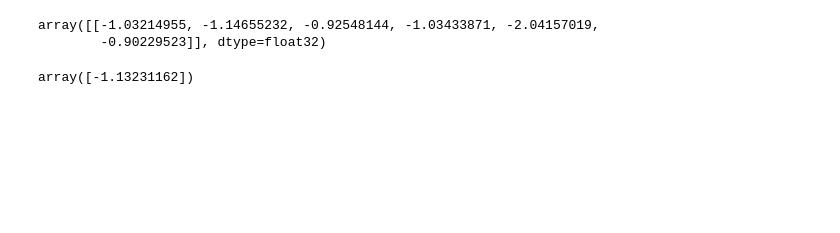
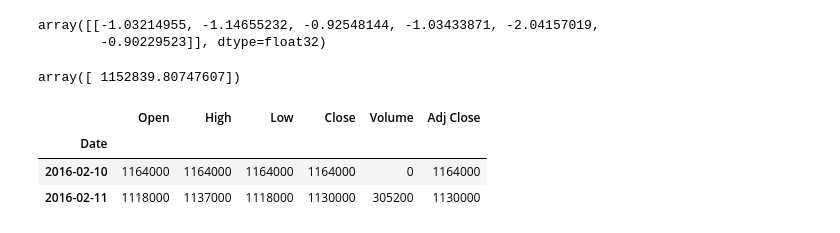
Before and after one commit to goddoe/stock-prediction, a Jupyter notebook: SP_SVR/Stock Prediction Using Support Vector Regression.ipynb, the cells around one changed output. Cells and saved outputs as stored; diff of their text form; code cells hidden in the pictures; blank space fills up the shorter version.

```diff
--- a/SP_SVR/Stock Prediction Using Support Vector Regression.ipynb
+++ b/SP_SVR/Stock Prediction Using Support Vector Regression.ipynb
@@ -166,6 +162,4 @@ query
 array([[-1.03214955, -1.14655232, -0.92548144, -1.03433871, -2.04157019,
         -0.90229523]], dtype=float32)
 # %%
-svr_rbf.predict(query)
+prediction = svr_rbf.predict(query)
-# %% [output]
-array([-1.13231162])
@@ -171,0 +168,16 @@ array([-1.13231162])
+# %%
+prediction
+# %% [output]
+array([ 1152839.80747607])
+# %%
+start = datetime.datetime(2016,2,10)
+end = datetime.datetime(2016,2,11)
+
+samsung = web.DataReader("005930.KS", "yahoo", start, end)
+# %%
+samsung
+# %% [output]
+|  | Open | High | Low | Close | Volume | Adj Close |
+| Date |  |  |  |  |  |  |
+| 2016-02-10 | 1164000 | 1164000 | 1164000 | 1164000 | 0 | 1164000 |
+| 2016-02-11 | 1118000 | 1137000 | 1118000 | 1130000 | 305200 | 1130000 |
```
Also changed, not shown: parts of 4 cells of this notebook, 1 other file.
